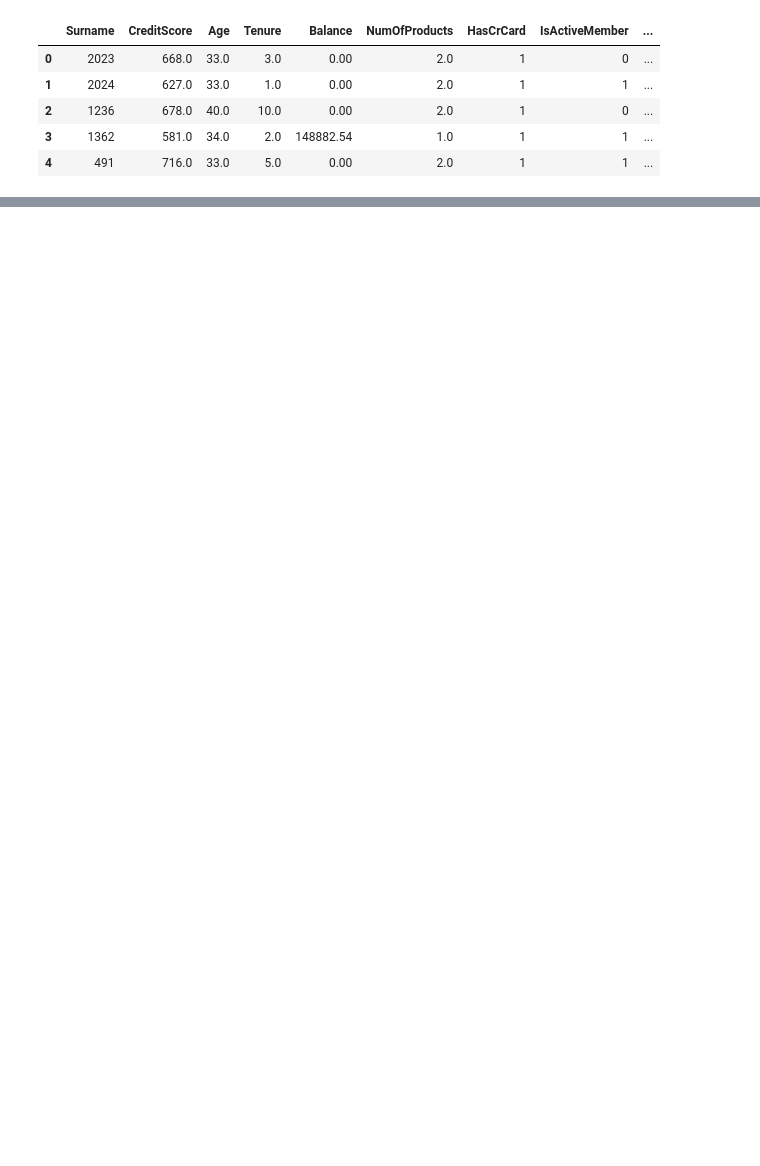
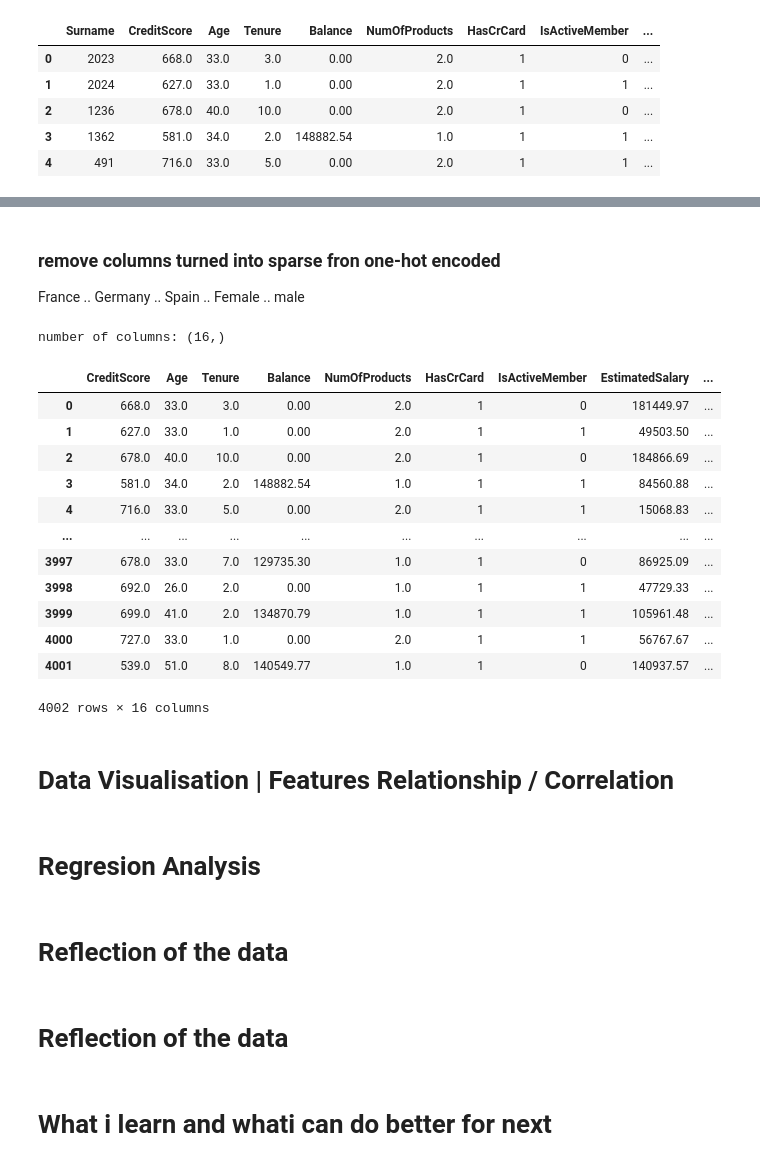
Before and after one commit to kibambe-0167/lrd-first, a Jupyter notebook: app.ipynb, the cells around one changed output, grey strips where cells are left out. Saved outputs shown, nothing was run; the diff lists cells and outputs as text; code cells hidden in the pictures; blank space fills up the shorter version.

```diff
--- a/app.ipynb
+++ b/app.ipynb
@@ -42,0 +175,32 @@ df.tail()
+# %% [markdown]
+### remove columns turned into sparse fron one-hot encoded
+France .. Germany .. Spain .. Female .. male
+# %%
+df.drop(columns=['France', 'Germany', 'Spain', 'Female', 'Male'], inplace=True, axis=1)
+print(f"number of columns: {df.columns.shape}")
+df
+# %% [output]
+number of columns: (16,)
+|  | CreditScore | Age | Tenure | Balance | NumOfProducts | HasCrCard | IsActiveMember | EstimatedSalary | ... |
+| 0 | 668.0 | 33.0 | 3.0 | 0.00 | 2.0 | 1 | 0 | 181449.97 | ... |
+| 1 | 627.0 | 33.0 | 1.0 | 0.00 | 2.0 | 1 | 1 | 49503.50 | ... |
+| 2 | 678.0 | 40.0 | 10.0 | 0.00 | 2.0 | 1 | 0 | 184866.69 | ... |
+| 3 | 581.0 | 34.0 | 2.0 | 148882.54 | 1.0 | 1 | 1 | 84560.88 | ... |
+| 4 | 716.0 | 33.0 | 5.0 | 0.00 | 2.0 | 1 | 1 | 15068.83 | ... |
+| ... | ... | ... | ... | ... | ... | ... | ... | ... | ... |
+| 3997 | 678.0 | 33.0 | 7.0 | 129735.30 | 1.0 | 1 | 0 | 86925.09 | ... |
+| 3998 | 692.0 | 26.0 | 2.0 | 0.00 | 1.0 | 1 | 1 | 47729.33 | ... |
+| 3999 | 699.0 | 41.0 | 2.0 | 134870.79 | 1.0 | 1 | 1 | 105961.48 | ... |
+| 4000 | 727.0 | 33.0 | 1.0 | 0.00 | 2.0 | 1 | 1 | 56767.67 | ... |
+| 4001 | 539.0 | 51.0 | 8.0 | 140549.77 | 1.0 | 1 | 0 | 140937.57 | ... |
+4002 rows × 16 columns
+# %% [markdown]
+# Data Visualisation | Features Relationship / Correlation
+# %% [markdown]
+# Regresion Analysis
+# %% [markdown]
+# Reflection of the data
+# %% [markdown]
+# Reflection of the data
+# %% [markdown]
+# What i learn and whati can do better for next
```
Also changed, not shown: parts of 12 cells of this notebook.
